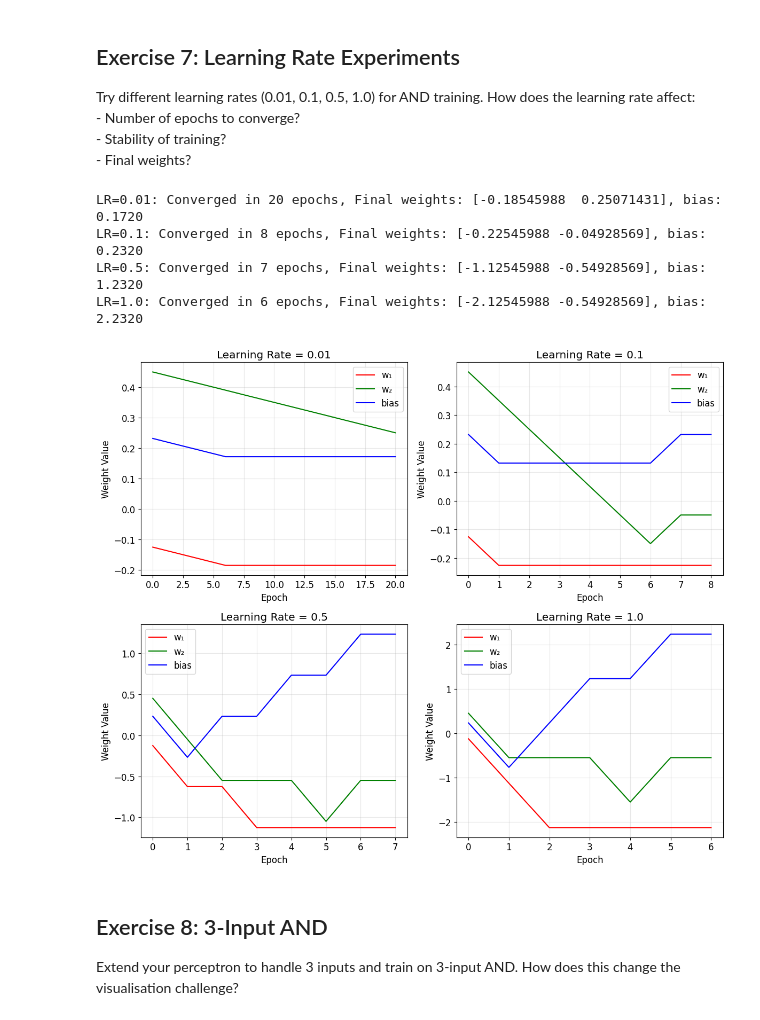
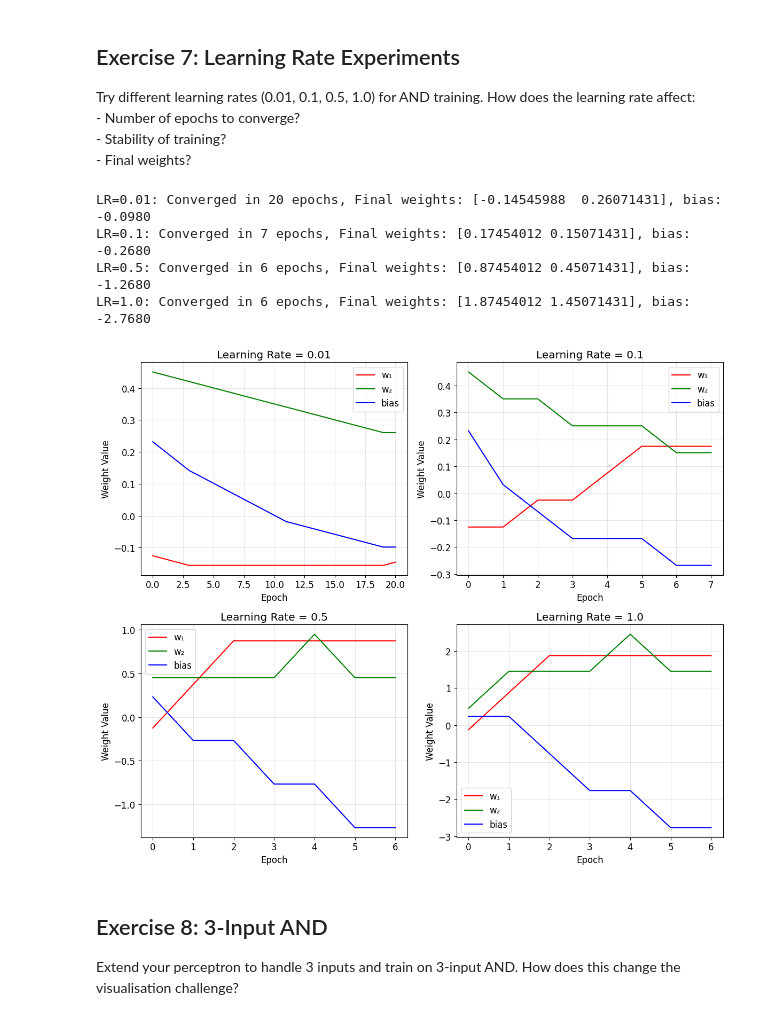
Before and after one commit to MatthewMcCarthy1/artificial-intelligence, a Jupyter notebook: lab-1/lab-one.ipynb, the cells around one changed output. Saved outputs shown, nothing was run; the diff lists cells and outputs as text; code cells hidden in the pictures.

```diff
--- a/lab-1/lab-one.ipynb
+++ b/lab-1/lab-one.ipynb
@@ -986,39 +1203,39 @@ for idx, lr in enumerate(learning_rates):
     np.random.seed(42) # Same starting point
 
     # TODO: add code here to create Perceptron 'p' with learning rate 'lr'
     p = Perceptron(n_inputs=2, learning_rate=lr)
 
     # TODO: add code here to train the perceptron and record history
     ## Hint: set verbose to False
-    history = p.train(X_nand, y_nand, epochs=20, verbose=False)
+    history = p.train(X_and, y_and, epochs=20, verbose=False)
 
     ax = axes[idx // 2, idx % 2]
     # Plot weight evolution
     epochs = range(len(history))
     w1_vals = [h[0][0] for h in history]
     w2_vals = [h[0][1] for h in history]
     b_vals = [h[1] for h in history]
 
     ax.plot(epochs, w1_vals, 'r-', label='w₁')
     ax.plot(epochs, w2_vals, 'g-', label='w₂')
     ax.plot(epochs, b_vals, 'b-', label='bias')
 
     ax.set_xlabel('Epoch')
     ax.set_ylabel('Weight Value')
     ax.set_title(f'Learning Rate = {lr}')
     ax.legend()
     ax.grid(True, alpha=0.3)
 
     print(f"LR={lr}: Converged in {len(history)-1} epochs, Final weights: {p.weights}, bias: {p.bias:.4f}")
 
 plt.tight_layout()
 plt.show()
 # %% [output]
-LR=0.01: Converged in 20 epochs, Final weights: [-0.18545988  0.25071431], bias: 0.1720
-LR=0.1: Converged in 8 epochs, Final weights: [-0.22545988 -0.04928569], bias: 0.2320
-LR=0.5: Converged in 7 epochs, Final weights: [-1.12545988 -0.54928569], bias: 1.2320
-LR=1.0: Converged in 6 epochs, Final weights: [-2.12545988 -0.54928569], bias: 2.2320
+LR=0.01: Converged in 20 epochs, Final weights: [-0.14545988  0.26071431], bias: -0.0980
+LR=0.1: Converged in 7 epochs, Final weights: [0.17454012 0.15071431], bias: -0.2680
+LR=0.5: Converged in 6 epochs, Final weights: [0.87454012 0.45071431], bias: -1.2680
+LR=1.0: Converged in 6 epochs, Final weights: [1.87454012 1.45071431], bias: -2.7680
-[figure, old version]
+[figure, new version]
 # %% [markdown]
 ## Exercise 8: 3-Input AND
 Extend your perceptron to handle 3 inputs and train on 3-input AND. How does this change the
```
Also changed, not shown: parts of 29 cells of this notebook.
